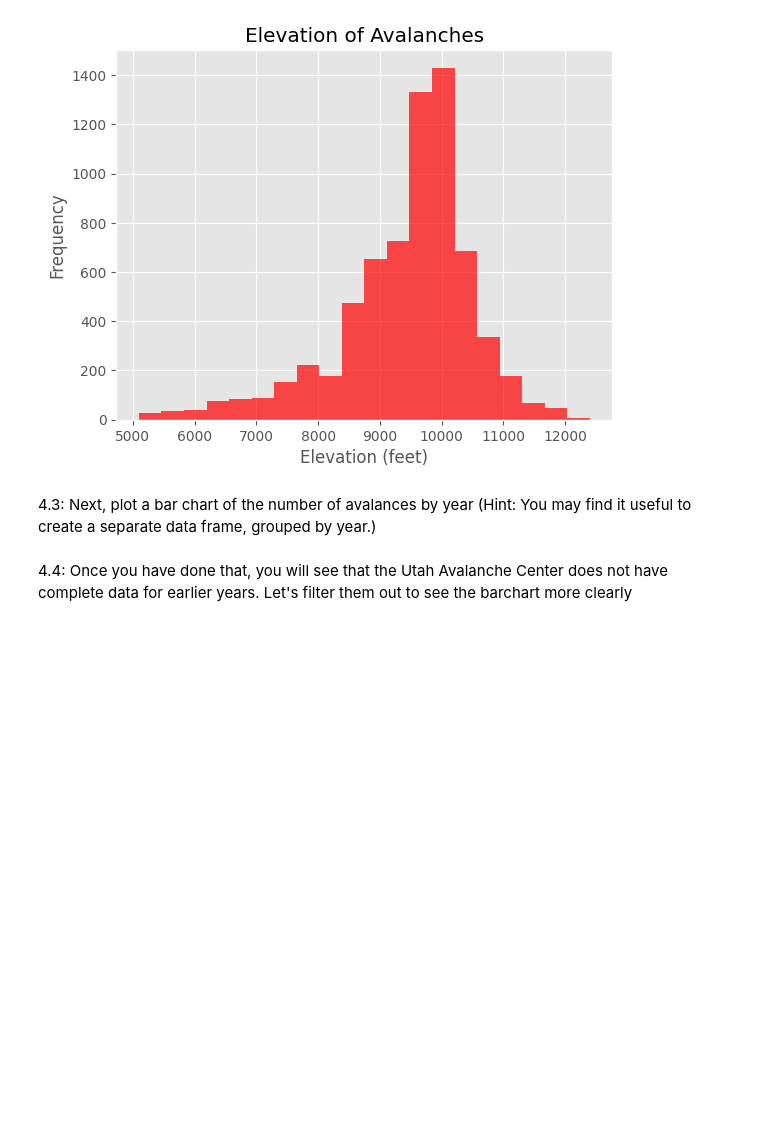
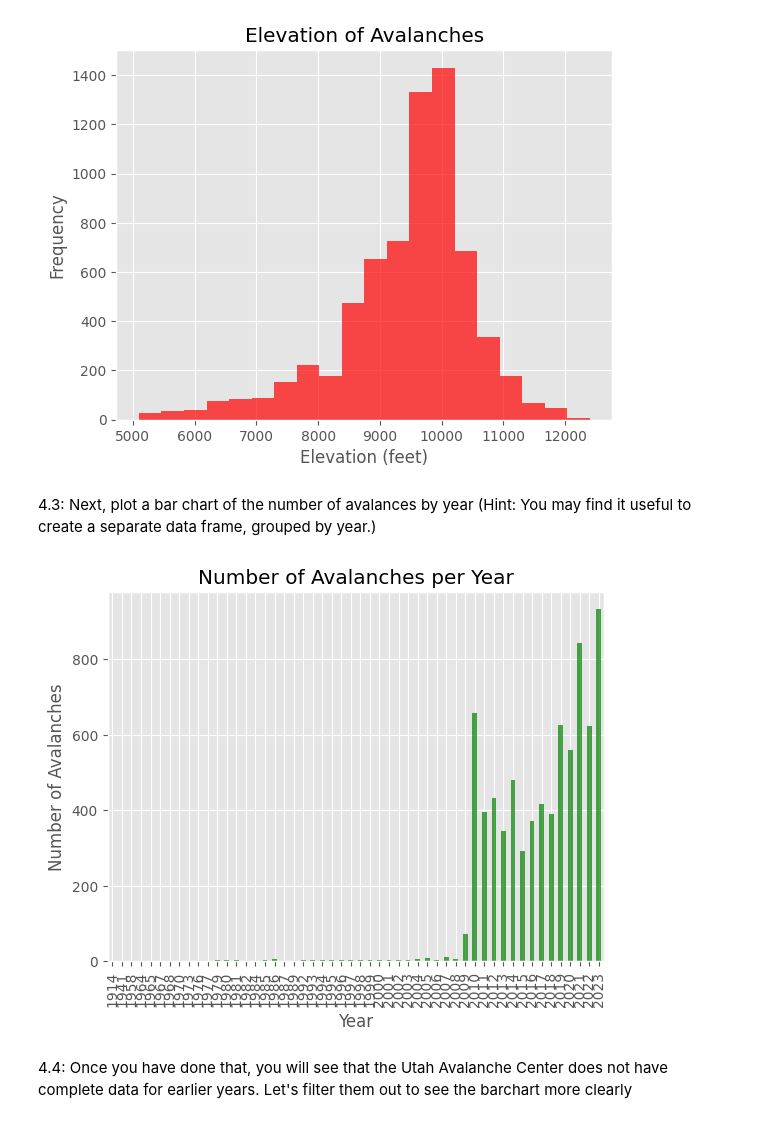
Before and after one commit to logancorrea/Data-Visualization, a Jupyter notebook: Homework/HW01/HW1.ipynb, the cells around one changed output. Drawn from its saved outputs; the diff is of its cells as text; code cells hidden in the pictures; blank space fills up the shorter version.

```diff
--- a/Homework/HW01/HW1.ipynb
+++ b/Homework/HW01/HW1.ipynb
@@ -63,15 +65,14 @@ df['Month'] = df['Date'].dt.month
 You may also notice that numerical columns (`Elevation`, `Depth`, `Width`, `Vertical`) are encoded as strings. Moreover, some are in feet ('), while others are in inches (").
 # %% [markdown]
 First, create a new column Elevation_Feet, with the Elevation column converted to a number, in feet
-# %%
-# create elevation_feet column and repmove commas and feet
-df['Elevation_Feet'] = df['Elevation'].str.replace(",", "")
-df['Elevation_Feet'] = df['Elevation_Feet'].str.replace("'", "")
-
-# replace convert to int
-df['Elevation_Feet'] = df['Elevation_Feet'].fillna(-1)
-df['Elevation_Feet'] = df['Elevation_Feet'].astype(int)
-df['Elevation_Feet'] = df['Elevation_Feet'].replace(-1, np.nan)
+# %%
+# Remove commas and feet symbol from the 'Elevation' column
+df['Elevation_Feet'] = df['Elevation'].str.replace(",", "").str.replace("'", "")
+
+# Convert the cleaned string to integer, handling NaN values appropriately
+df['Elevation_Feet'] = pd.to_numeric(df['Elevation_Feet'], errors='coerce')
+
+#display(df.head())
 # %% [markdown]
 Then, create three new columns in inches:
    1. Depth_Inches, with the Depth column converted to a number, in inches
@@ -87,12 +88,8 @@ df['Vertical_Inches'] = df['Vertical']
 
 # function to convert columns to numeric
 def convert_str_to_numeric(df, column):
-    df[column] = df[column].str.replace(",", "")
-    df[column] = df[column].str.replace("'", "")
-    df[column] = df[column].str.replace('"', '')
-    df[column] = df[column].fillna(-1)
-    df[column] = df[column].astype(float)
-    df[column] = df[column].replace(-1, np.nan)
+    df[column] = df[column].str.replace(",", "").str.replace("'", "").str.replace('"', '')
+    df[column] = pd.to_numeric(df[column], errors='coerce')
     return df
 
 # convert columns to numeric
@@ -133,2 +128,14 @@ plt.show()
+# %%
+# create new df grouped by year
+df_year = df.groupby('Year')
+
+# plot bar chart of number of avalanches per year
+df_year.size().plot(kind='bar', color='green', alpha=0.7)
+plt.xlabel('Year')
+plt.ylabel('Number of Avalanches')
+plt.title('Number of Avalanches per Year')
+plt.show()
+# %% [output]
+[figure, added]
 # %% [markdown]
 4.4: Once you have done that, you will see that the Utah Avalanche Center does not have complete data for earlier years. Let's filter them out to see the barchart more clearly
```
Also changed, not shown: parts of 8 cells of this notebook.
